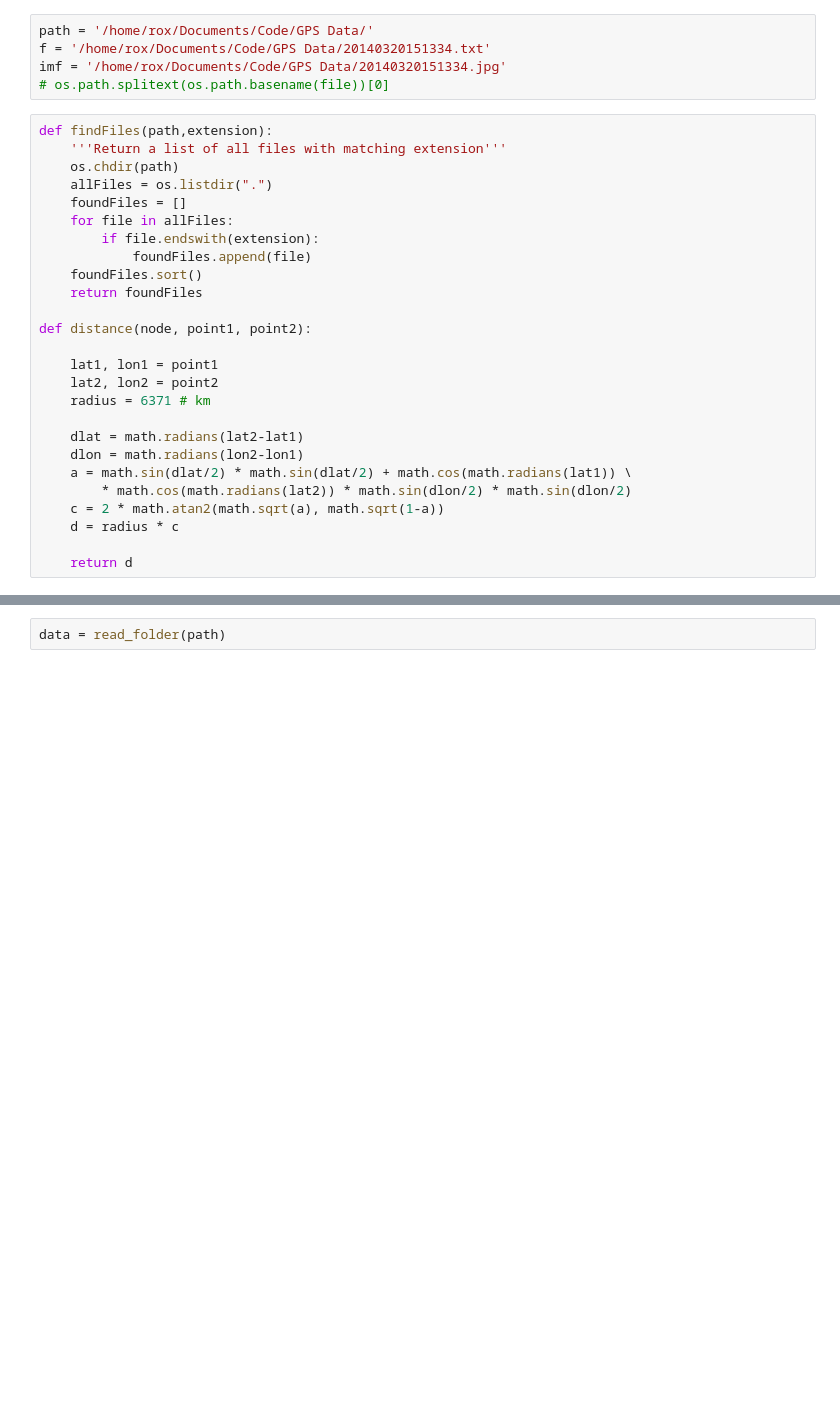
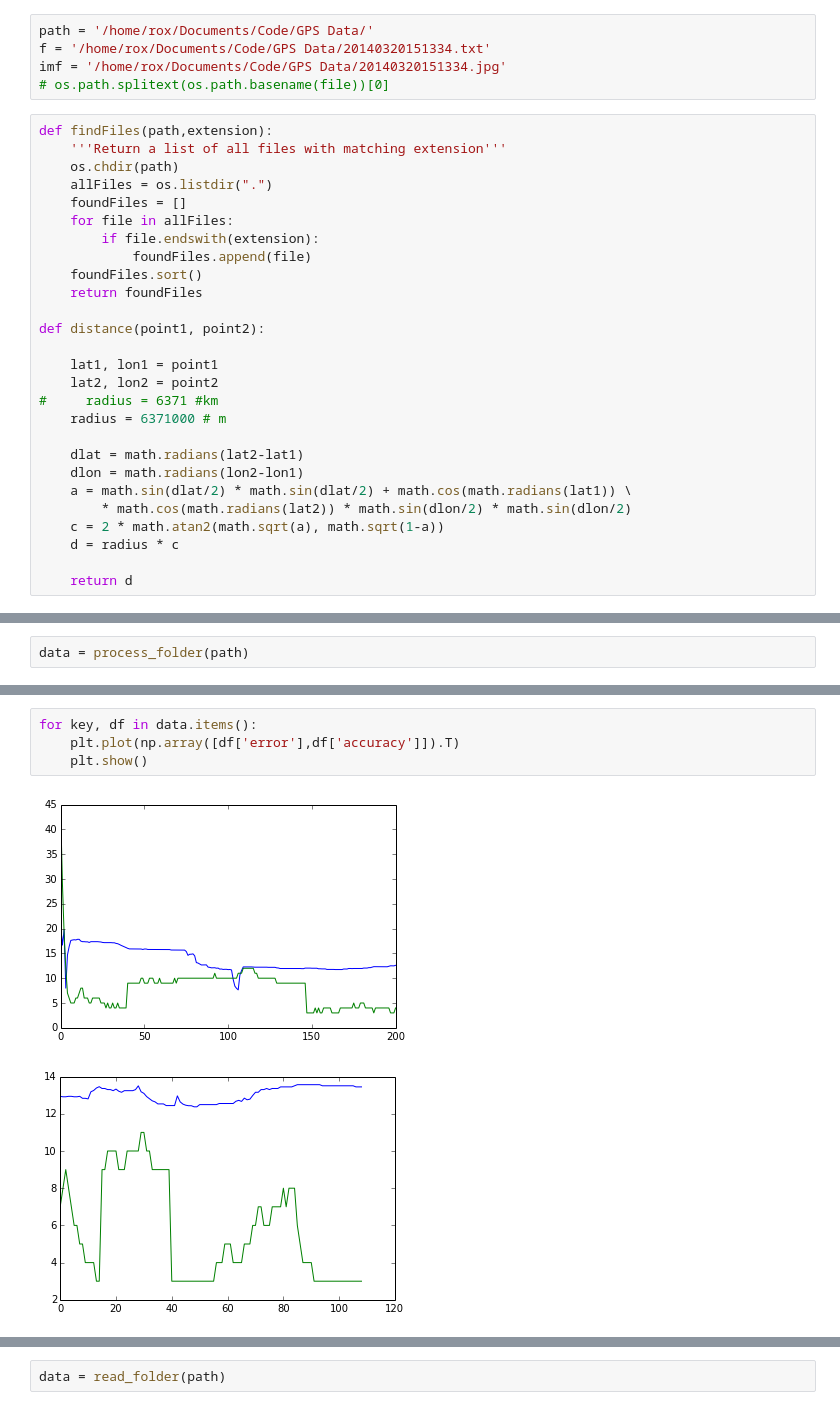
Before and after one commit to ruffsl/CS7616P1, a Jupyter notebook: Code/scrap.ipynb, the cells around one changed output, grey strips where cells are left out. Saved outputs shown, nothing was run; the diff lists cells and outputs as text; blank space fills up the shorter version.

```diff
--- a/Code/scrap.ipynb
+++ b/Code/scrap.ipynb
@@ -23,11 +23,12 @@ def findFiles(path,extension):
     foundFiles.sort()
     return foundFiles
 
-def distance(node, point1, point2):
+def distance(point1, point2):
 
     lat1, lon1 = point1
     lat2, lon2 = point2
-    radius = 6371 # km
+#     radius = 6371 #km
+    radius = 6371000 # m
 
     dlat = math.radians(lat2-lat1)
     dlon = math.radians(lon2-lon1)
@@ -160,0 +95,2 @@ def testing1(f):
+# %%
+data = process_folder(path)
@@ -160,0 +115,7 @@ def testing1(f):
+# %%
+for key, df in data.items():
+    plt.plot(np.array([df['error'],df['accuracy']]).T)
+    plt.show()
+# %% [output]
+[figure, added]
+[figure, added]
```
Also changed, not shown: parts of 11 cells of this notebook.
